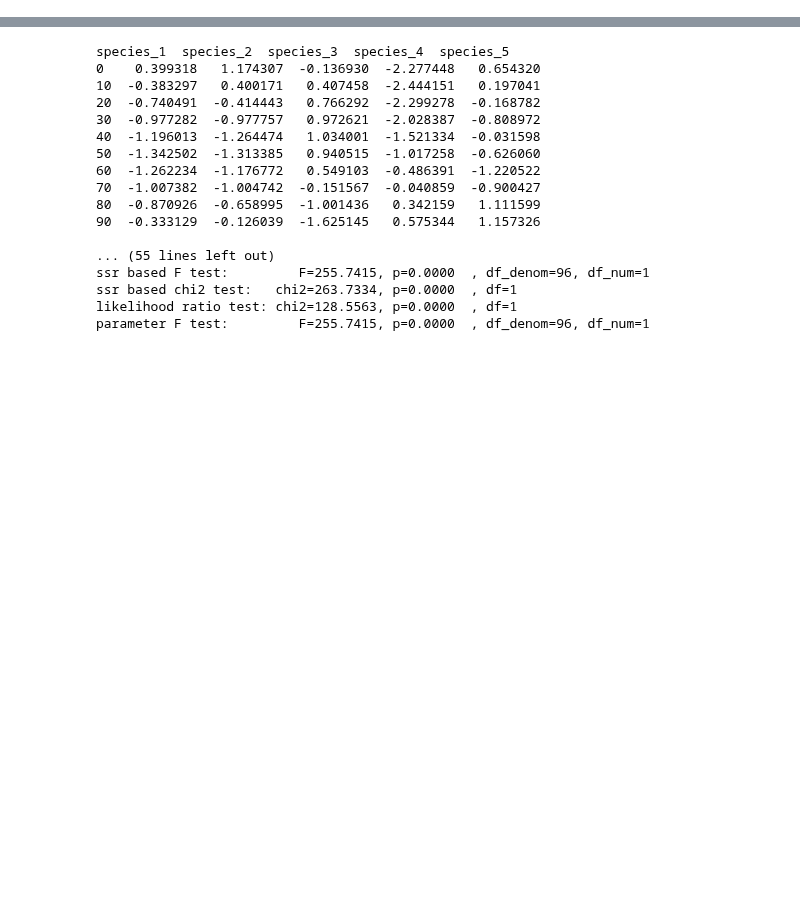
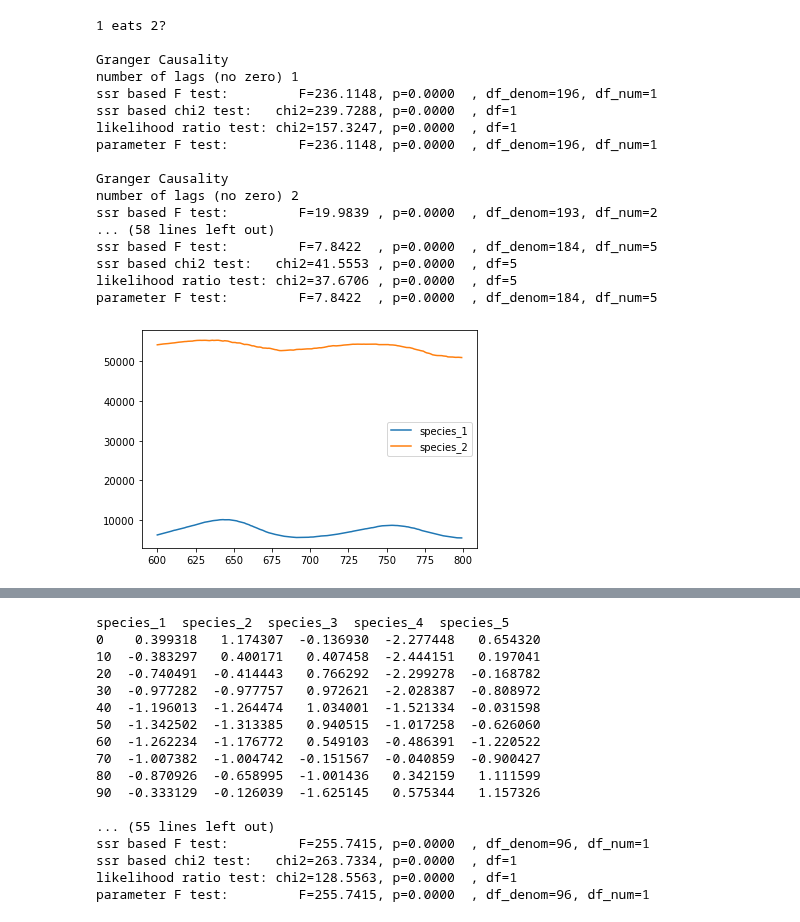
Before and after one commit to AlexisWIT/Causal_Relationship_Inferring, a Jupyter notebook: GCT.ipynb, the cells around one changed output, grey strips where cells are left out. Saved outputs shown, nothing was run; the diff lists cells and outputs as text; code cells hidden in the pictures; blank space fills up the shorter version.

```diff
--- a/GCT.ipynb
+++ b/GCT.ipynb
@@ -133,3 +70,53 @@ parameter F test:         F=2633.1953, p=0.0000  , df_denom=996, df_num=1
+# %%
+maxlag = [1]
+def GCT(dataframe):
+    print('\n\n1 eats 2?')
+    grangercausalitytests(dataframe[['species_1', 'species_2']], maxlag=maxlag)
+    print('\n\n2 eats 1?')
+    grangercausalitytests(dataframe[['species_2', 'species_1']], maxlag=maxlag)
+    dataframe[['species_1', 'species_2']].plot()
+
+    # print('\n\n1 eats 3?')
+    # grangercausalitytests(dataframe[['species_1', 'species_3']], maxlag=[maxlag])
+    # print('\n\n3 eats 1?')
+    # grangercausalitytests(dataframe[['species_3', 'species_1']], maxlag=[maxlag])
+    # dataframe[['species_1', 'species_3']].plot()
+
+    # print('\n\n2 eats 3?')
+    # grangercausalitytests(dataframe[['species_2', 'species_3']], maxlag=[maxlag])
+    # print('\n\n3 eats 2?')
+    # grangercausalitytests(dataframe[['species_3', 'species_2']], maxlag=[maxlag])
+    # dataframe[['species_2', 'species_3']].plot()
+
+    # 'SSR' = Residual Sum of Squares
+    # 'SSR based F test' and 'parameter F test' turn out to be the same and is what R reports (and is verified against R, IIRC).
+    # statsmodels.tsa.stattools.grangercausalitytests uses the degrees of freedom definition for a single ordinary least square (OLS estimate.
+    # works only for bivariate case.
+    # 'SSR based F test' compares SSR between restricted and unrestricted model
+    # 'parameter F test' builds a restriction matrix and uses the f_test of the unrestricted results instance.
+    # 'parameter F test', 'SSR based F test' are based on F distribution
+    # 'ssr based chi2 test', 'likelihood ratio test' are based on chi-square distribution
+
+GCT(df)
+# %% [output]
+1 eats 2?
+
+Granger Causality
+number of lags (no zero) 1
+ssr based F test:         F=236.1148, p=0.0000  , df_denom=196, df_num=1
+ssr based chi2 test:   chi2=239.7288, p=0.0000  , df=1
+likelihood ratio test: chi2=157.3247, p=0.0000  , df=1
+parameter F test:         F=236.1148, p=0.0000  , df_denom=196, df_num=1
+
+Granger Causality
+number of lags (no zero) 2
+ssr based F test:         F=19.9839 , p=0.0000  , df_denom=193, df_num=2
+... (58 lines left out)
+ssr based F test:         F=7.8422  , p=0.0000  , df_denom=184, df_num=5
+ssr based chi2 test:   chi2=41.5553 , p=0.0000  , df=5
+likelihood ratio test: chi2=37.6706 , p=0.0000  , df=5
+parameter F test:         F=7.8422  , p=0.0000  , df_denom=184, df_num=5
+[figure, added]
 # %%
 # Standardisation
 
```
Also changed, not shown: parts of 4 cells of this notebook, 6 other files.
